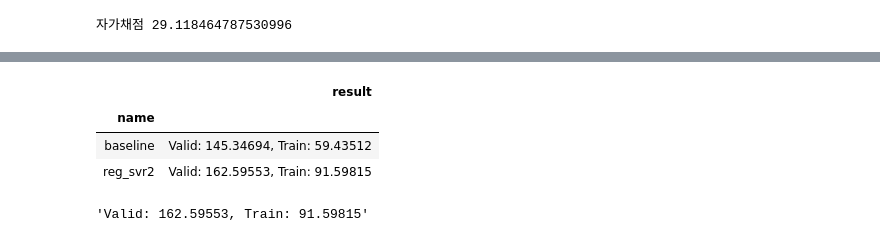
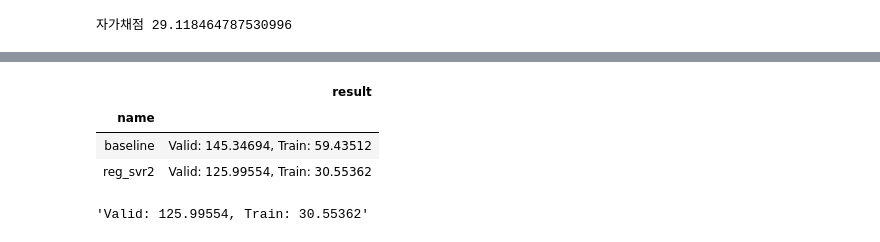
Before and after one commit to sunkusun9/DS_lv3_2603_2, a Jupyter notebook: sec_ds_lv3_prob3_kaggle.ipynb, the cells around one changed output, grey strips where cells are left out. Drawn from its saved outputs; the diff is of its cells as text; code cells hidden in the pictures.

```diff
--- a/sec_ds_lv3_prob3_kaggle.ipynb
+++ b/sec_ds_lv3_prob3_kaggle.ipynb
@@ -340,20 +340,18 @@ print("자가채점", mean_absolute_error(s_kaggle_ans, prd))
 
 ![image.png](embedded-picture-1)
 # %%
-from sklearn.svm import SVR
-
 ct = ColumnTransformer([
     ('std', StandardScaler(), ['TotalHour'] + ['lag_{}'.format(i) for i in range(1, 7)]),
     ('ohe', OneHotEncoder(categories='auto'), ['DayName']),
     ('pt', 'passthrough', ['AM'])
 ])
 reg_svr2 = make_pipeline(
-    ct, SVR(kernel='rbf', C = 1, gamma = 0.1)
+    ct, SVR(kernel='rbf', C = 1000, gamma = 0.2)
 )
 eval_model('reg_svr2', reg_svr2)
 # %% [output]
 |  | result |
 | name |  |
 | baseline | Valid: 145.34694, Train: 59.43512 |
-| reg_svr2 | Valid: 162.59553, Train: 91.59815 |
+| reg_svr2 | Valid: 125.99554, Train: 30.55362 |
-'Valid: 162.59553, Train: 91.59815'
+'Valid: 125.99554, Train: 30.55362'
```
Also changed, not shown: parts of 14 cells of this notebook.
